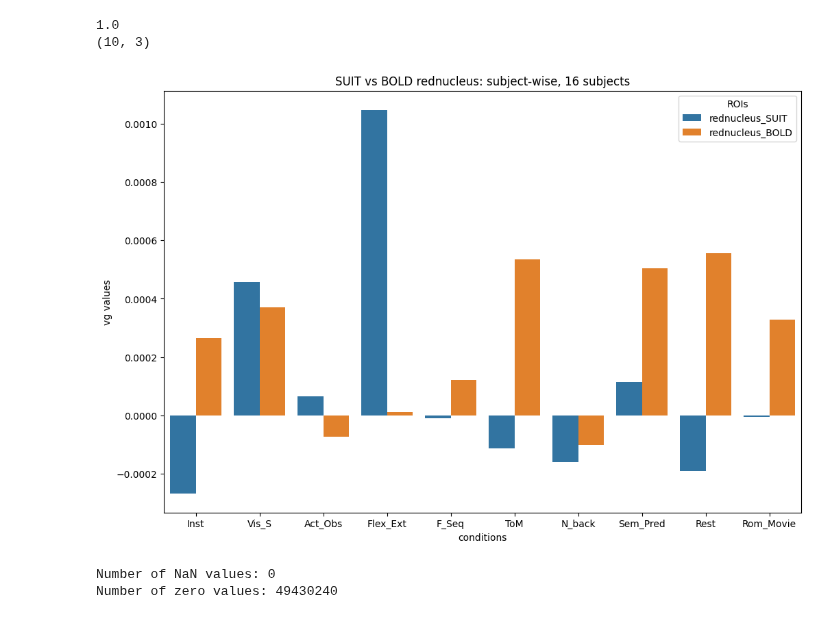
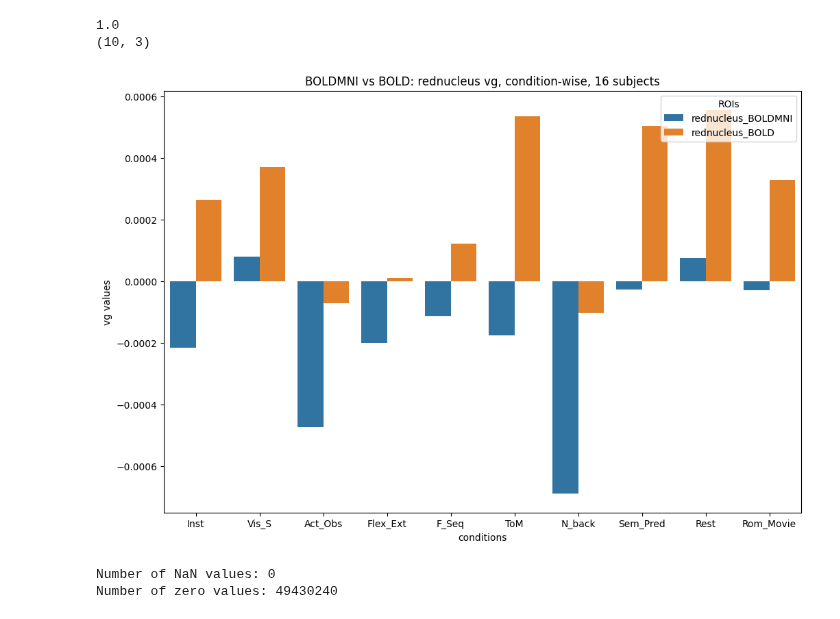
Before and after one commit to DiedrichsenLab/Pontine7T, a Jupyter notebook: notebooks/plots_decomp_var.ipynb, the cells around one changed output. Saved outputs shown, nothing was run; the diff lists cells and outputs as text; code cells hidden in the pictures.

```diff
--- a/notebooks/plots_decomp_var.ipynb
+++ b/notebooks/plots_decomp_var.ipynb
@@ -451,17 +444,17 @@ print(tensor_mean_subtract_o[0].shape)
 
 #options are: global, subject_wise, condition_wise
 
-variances_d_no_inst= decompose_pattern_into_group_indiv_noise(tensor_mean_subtr_no_inst_d, criterion='global')
-variances_p_no_inst= decompose_pattern_into_group_indiv_noise(tensor_mean_subtr_no_inst_p, criterion='global')
-variances_c_no_inst= decompose_pattern_into_group_indiv_noise(tensor_mean_subtr_no_inst_c, criterion='global')
-variances_r_no_inst= decompose_pattern_into_group_indiv_noise(tensor_mean_subtr_no_inst_r, criterion='global')
-variances_o_no_inst= decompose_pattern_into_group_indiv_noise(tensor_mean_subtr_no_inst_o, criterion='global')
+#variances_d_no_inst= decompose_pattern_into_group_indiv_noise(tensor_mean_subtr_no_inst_d, criterion='global')
+#variances_p_no_inst= decompose_pattern_into_group_indiv_noise(tensor_mean_subtr_no_inst_p, criterion='global')
+#variances_c_no_inst= decompose_pattern_into_group_indiv_noise(tensor_mean_subtr_no_inst_c, criterion='global')
+#variances_r_no_inst= decompose_pattern_into_group_indiv_noise(tensor_mean_subtr_no_inst_r, criterion='global')
+#variances_o_no_inst= decompose_pattern_into_group_indiv_noise(tensor_mean_subtr_no_inst_o, criterion='global')
 
-variances_d= decompose_pattern_into_group_indiv_noise(tensor_mean_subtract_d, criterion='subject_wise')
-variances_p= decompose_pattern_into_group_indiv_noise(tensor_mean_subtract_p, criterion='subject_wise')
-variances_c= decompose_pattern_into_group_indiv_noise(tensor_mean_subtract_c, criterion='subject_wise')
-variances_r= decompose_pattern_into_group_indiv_noise(tensor_mean_subtract_r, criterion='subject_wise')
-variances_o= decompose_pattern_into_group_indiv_noise(tensor_mean_subtract_o, criterion='subject_wise')
+variances_d= decompose_pattern_into_group_indiv_noise(tensor_mean_subtract_d, criterion='condition_wise')
+#variances_p= decompose_pattern_into_group_indiv_noise(tensor_mean_subtract_p, criterion='subject_wise')
+variances_c= decompose_pattern_into_group_indiv_noise(tensor_mean_subtract_c, criterion='condition_wise')
+#variances_r= decompose_pattern_into_group_indiv_noise(tensor_mean_subtract_r, criterion='subject_wise')
+#variances_o= decompose_pattern_into_group_indiv_noise(tensor_mean_subtract_o, criterion='subject_wise')
 
 #var_diff_d = variances_d_no_inst - variances_d
 #var_diff_p = variances_p_no_inst - variances_p
@@ -1154,7 +1138,7 @@ tensor_subtract does not contain NaN values.
 # %%
 #dentate data BOLD
 
-flat_data = decomposing_variances.get_structure_data(structure='rednucleus', data_dir='/Volumes/diedrichsen_data$/data/Cerebellum/Pontine7T/RegionOfInterest_BOLD/data/group')
+flat_data = decomposing_variances.get_structure_data(structure='rednucleus', data_dir='/Volumes/diedrichsen_data$/data/Cerebellum/Pontine7T/RegionOfInterest_BOLDMNI/data/group')
 
 cond_vec = numpy.tile(numpy.arange(1,11),16)
 
@@ -1236,23 +1220,23 @@ tensor_subtract does not contain NaN values.
 
 #options are: global, subject_wise, condition_wise
 
-variances_d_bold= decompose_pattern_into_group_indiv_noise(BOLD_tensor_mean_subtract_d, criterion='condition_wise')
-variances_d_suit= decompose_pattern_into_group_indiv_noise(SUIT_tensor_mean_subtract_d, criterion='condition_wise')
+variances_r_boldmni= decompose_pattern_into_group_indiv_noise(BOLD_tensor_mean_subtract_d, criterion='condition_wise')
+variances_r_bold= decompose_pattern_into_group_indiv_noise(tensor_mean_subtract_r, criterion='condition_wise')
 # %%
 import pandas as pd
 
 # Assuming variances_d, variances_p, variances_o, variances_r are defined
 
 var_d_bold_norm = numpy.zeros((10,3)) #(10,3) means 10 rows, 3 variances; (1,3) means 1 row, 3 variances, etc
-var_d_suit_norm = numpy.zeros((10,3))
+var_d_boldmni_norm = numpy.zeros((10,3))
 
 
 for i in range(10): #number of rows
-    row_sum_d = numpy.sum(variances_d_bold[i])
-    var_d_bold_norm[i] = variances_d_bold[i]/row_sum_d
+    row_sum_d = numpy.sum(variances_r_bold[i])
+    var_d_bold_norm[i] = variances_r_bold[i]/row_sum_d
 
-    row_sum_d2 = numpy.sum(variances_d_suit[i])
-    var_d_suit_norm[i] = variances_d_suit[i]/row_sum_d2
+    row_sum_d2 = numpy.sum(variances_r_boldmni[i])
+    var_d_boldmni_norm[i] = variances_r_boldmni[i]/row_sum_d2
 
 print(var_d_bold_norm[0][0] + var_d_bold_norm[0][1] + var_d_bold_norm[0][2])
 
@@ -1263,27 +1247,27 @@ print(var_d_bold_norm.shape)
 # %%
 # plot variances per roi (each variance separately: vg (0), vs (1), ve(2)), mean subtracted, for condition or for subject
 data = {
-   # 'Subjects': ['S98', 'S97', 'S96', 'S95', 'S01', 'S03','S04','S07','S08','S10', 'S11', 'S12', 'S13', 'S14', 'S16', 'S17'],
+    #'Subjects': ['S98', 'S97', 'S96', 'S95', 'S01', 'S03','S04','S07','S08','S10', 'S11', 'S12', 'S13', 'S14', 'S16', 'S17'],
     'conditions': ["Inst", "Vis_S", "Act_Obs", "Flex_Ext", "F_Seq", "ToM", "N_back", "Sem_Pred", "Rest", "Rom_Movie"],
-    'rednucleus_SUIT': var_d_suit_norm[:,0],
+    'rednucleus_BOLDMNI': var_d_boldmni_norm[:,0],
     'rednucleus_BOLD': var_d_bold_norm[:,0],
 }
 
 
 df = pandas.DataFrame(data)
 
 #seaborn process
 df_melted = pandas.melt(df, id_vars=['conditions'], var_name='Variance', value_name='Value')
 
 plt.figure(figsize=(12, 8))
 sns.barplot(x='conditions', y='Value', hue='Variance', data=df_melted)
 plt.xlabel('conditions')
 plt.ylabel('vg values')
-plt.title('SUIT vs BOLD rednucleus: subject-wise, 16 subjects')
+plt.title('BOLDMNI vs BOLD: rednucleus vg, condition-wise, 16 subjects')
 plt.legend(title='ROIs', loc='upper right')
 plt.show()
 # %% [output]
-[figure, old version]
+[figure, new version]
 # %%
 #checking number of nans in data
 
```
Also changed, not shown: parts of 17 cells of this notebook, 1 other file.
